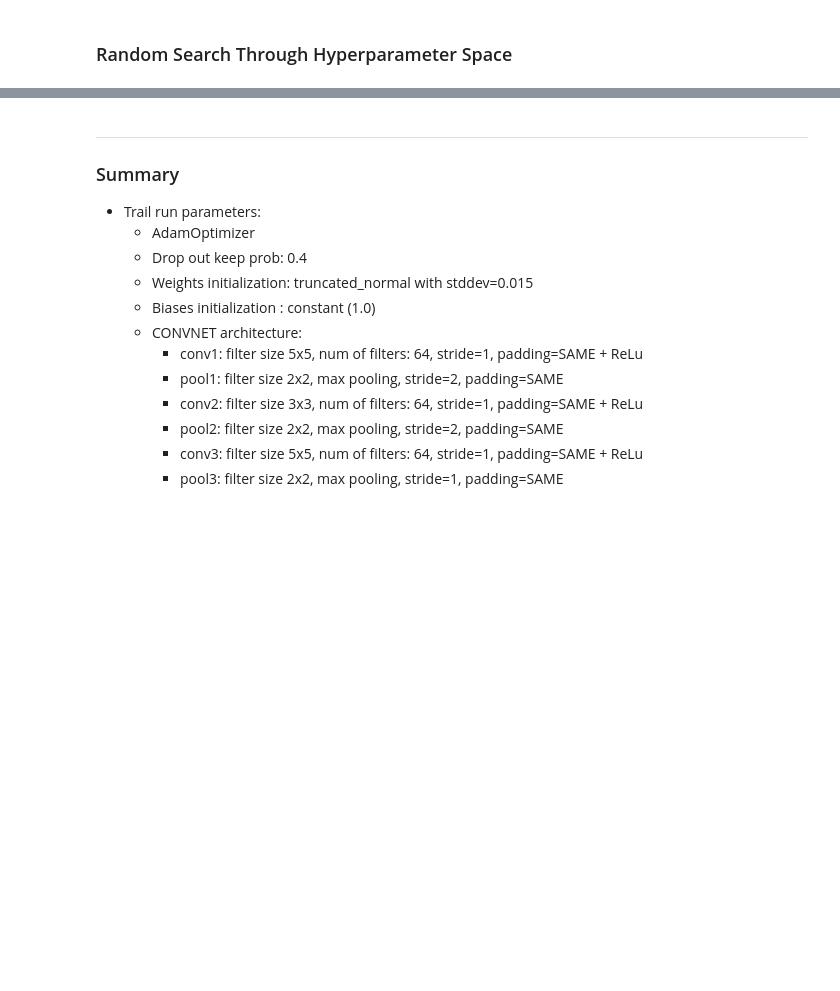
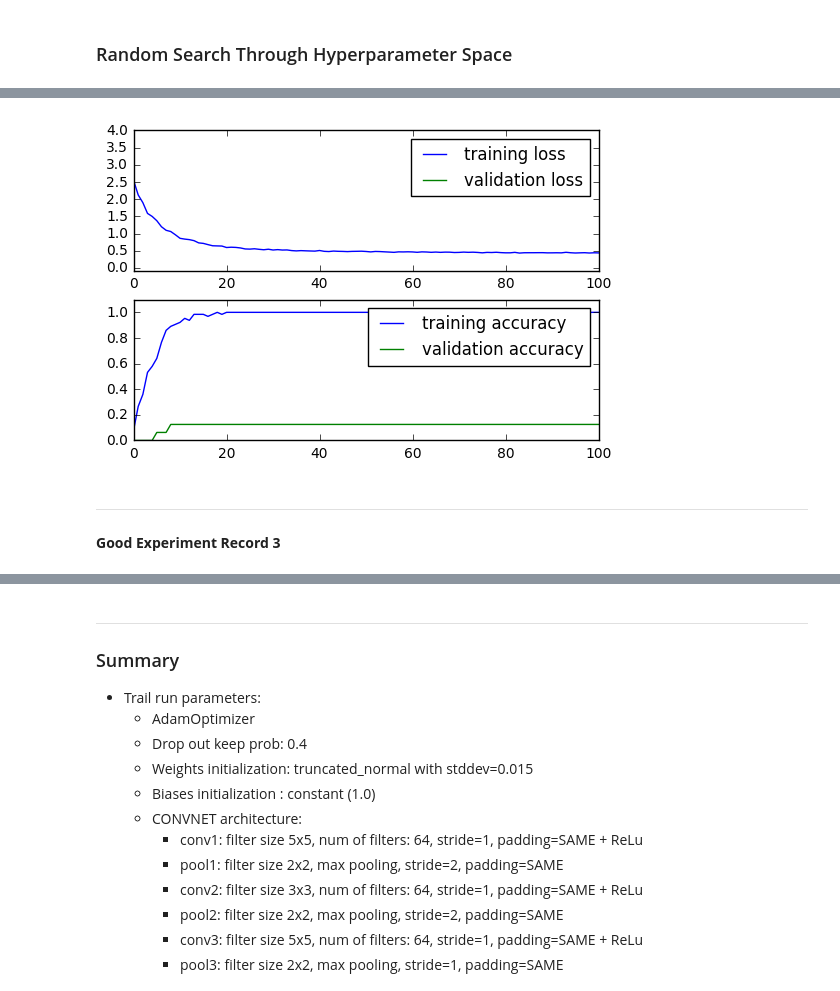
Before and after one commit to zhongyuk/machine-learning, a Jupyter notebook: projects/capstone/Experiment3.ipynb, the cells around one changed output, grey strips where cells are left out. Saved outputs shown, nothing was run; the diff lists cells and outputs as text; code cells hidden in the pictures; blank space fills up the shorter version.

```diff
--- a/projects/capstone/Experiment3.ipynb
+++ b/projects/capstone/Experiment3.ipynb
@@ -194,0 +197,2 @@ keep_prob               learning rate           init_std                beta
+# %%
+experiment_data = random_search(num_exp, train_batch_size, valid_batch_size, convnet_shapes, epoch)
@@ -202,0 +225,7 @@ keep_prob               learning rate           init_std                beta
+# %%
+plot_data(exp_data)
+# %% [output]
+[figure, added]
+# %% [markdown]
+***
+**Good Experiment Record 3**
```
Also changed, not shown: parts of 18 cells of this notebook, 4 other files.
